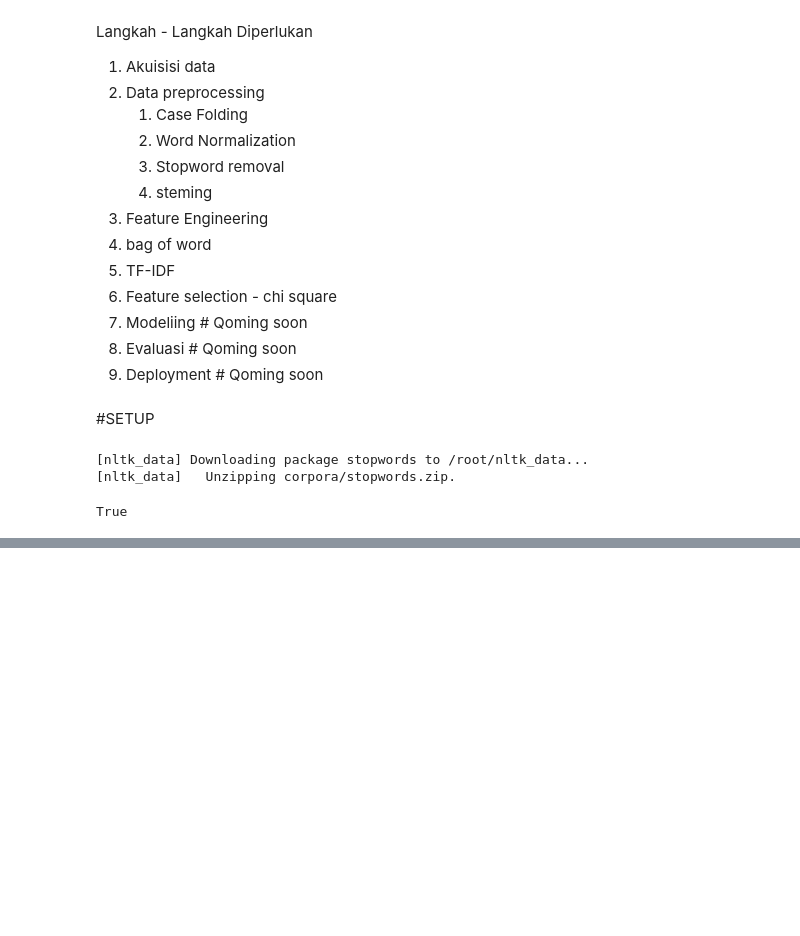
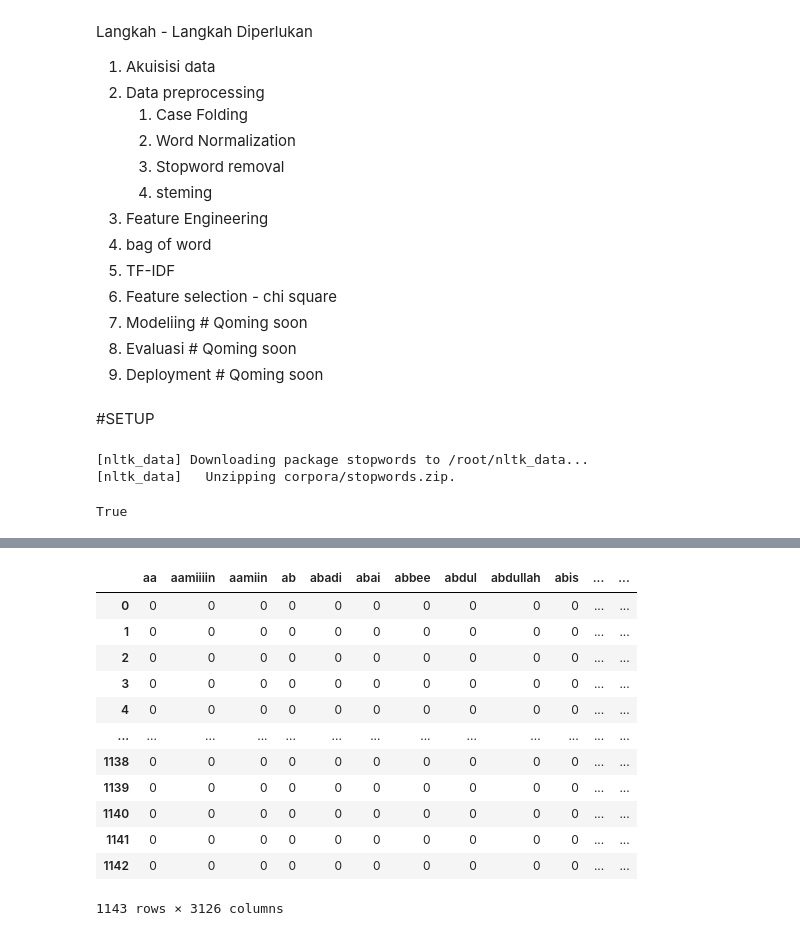
Before and after one commit to FairuzFernanda30/Latihan, a Jupyter notebook: Case_Study_.ipynb, the cells around one changed output, grey strips where cells are left out. Saved outputs shown, nothing was run; the diff lists cells and outputs as text; code cells hidden in the pictures; blank space fills up the shorter version.

```diff
--- a/Case_Study_.ipynb
+++ b/Case_Study_.ipynb
@@ -39,0 +255,5 @@ import pickle
+# %%
+%%time
+data['clean_teks'] = data['teks'].apply(text_preprocessing_process)
+
+# Perhatikan waktu komputasi ketika melakukan text preprocessing
@@ -39,0 +277,4 @@ import pickle
+# %%
+#pisahkan kolom feature dan target
+x = data['clean_teks']
+y = data['label']
@@ -39,0 +315,11 @@ import pickle
+# %%
+'''
+Convert a collection of text documents to a matrix of token counts.
+https://scikit-learn.org/stable/modules/generated/sklearn.feature_extraction.text.CountVectorizer.html
+'''
+
+from sklearn.feature_extraction.text import CountVectorizer
+
+# Bag of Words menggunakan unigram
+vec = CountVectorizer(ngram_range=(1,1))
+vec.fit(x)
@@ -39,0 +338,4 @@ import pickle
+# %%
+x_unigram = vec.transform(x).toarray()
+
+x_unigram
@@ -39,0 +350,18 @@ import pickle
+# %%
+data_unigram = pd.DataFrame(x_unigram, columns=vec.get_feature_names_out())
+
+data_unigram
+# %% [output]
+|  | aa | aamiiiin | aamiin | ab | abadi | abai | abbee | abdul | abdullah | abis | ... | ... |
+| 0 | 0 | 0 | 0 | 0 | 0 | 0 | 0 | 0 | 0 | 0 | ... | ... |
+| 1 | 0 | 0 | 0 | 0 | 0 | 0 | 0 | 0 | 0 | 0 | ... | ... |
+| 2 | 0 | 0 | 0 | 0 | 0 | 0 | 0 | 0 | 0 | 0 | ... | ... |
+| 3 | 0 | 0 | 0 | 0 | 0 | 0 | 0 | 0 | 0 | 0 | ... | ... |
+| 4 | 0 | 0 | 0 | 0 | 0 | 0 | 0 | 0 | 0 | 0 | ... | ... |
+| ... | ... | ... | ... | ... | ... | ... | ... | ... | ... | ... | ... | ... |
+| 1138 | 0 | 0 | 0 | 0 | 0 | 0 | 0 | 0 | 0 | 0 | ... | ... |
+| 1139 | 0 | 0 | 0 | 0 | 0 | 0 | 0 | 0 | 0 | 0 | ... | ... |
+| 1140 | 0 | 0 | 0 | 0 | 0 | 0 | 0 | 0 | 0 | 0 | ... | ... |
+| 1141 | 0 | 0 | 0 | 0 | 0 | 0 | 0 | 0 | 0 | 0 | ... | ... |
+| 1142 | 0 | 0 | 0 | 0 | 0 | 0 | 0 | 0 | 0 | 0 | ... | ... |
+1143 rows × 3126 columns
```
Also changed, not shown: parts of 36 cells of this notebook.
